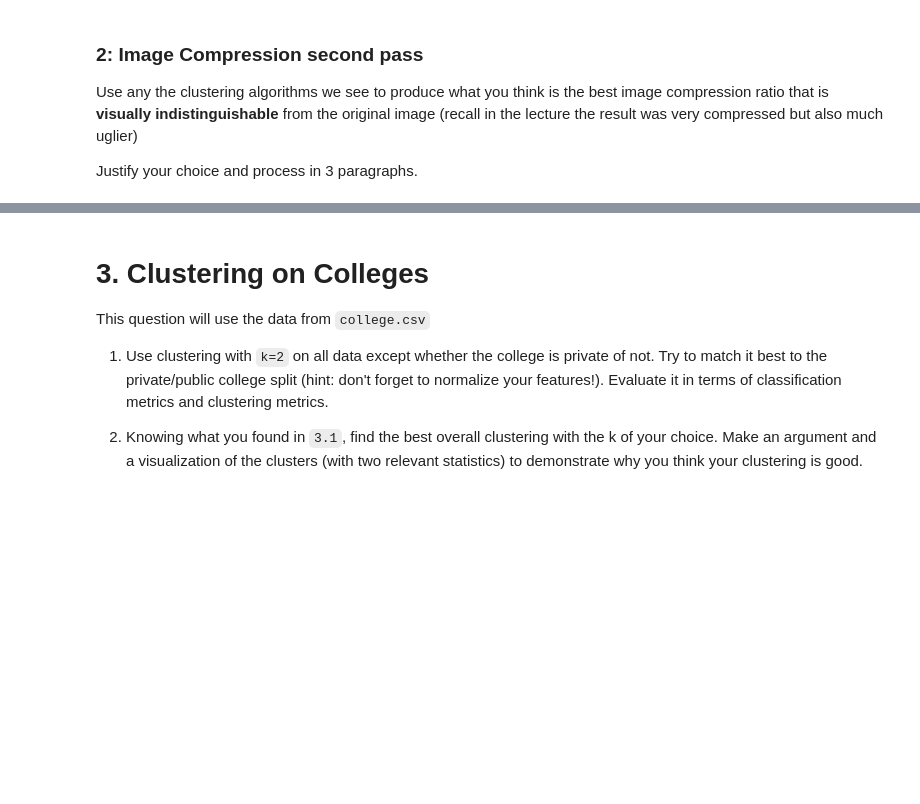
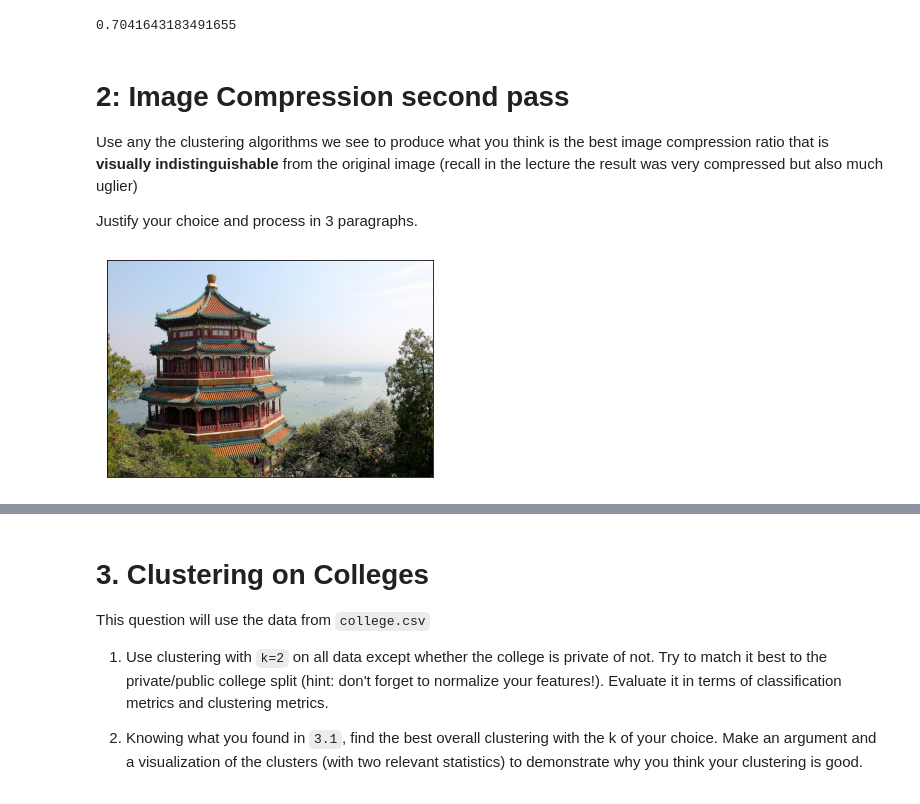
Before and after one commit to cb-ds-1/4-3-clustering, a Jupyter notebook: workshop.ipynb, the cells around one changed output, grey strips where cells are left out. Drawn from its saved outputs; the diff is of its cells as text; code cells hidden in the pictures; blank space fills up the shorter version.

```diff
--- a/workshop.ipynb
+++ b/workshop.ipynb
@@ -13,6 +84,28 @@ Use K-means clustering on the MNIST dataset (which can be imported with `from sk
+# %%
+# 4. Use the Fowlkes-Mallows score to evaluate your clustering
+
+metrics.fowlkes_mallows_score(y, y_pred)
+
+# The Fowlkes-Mallows index (FMI) is defined as the geometric mean between of the precision and recall
+# FMI = TP / sqrt((TP + FP) * (TP + FN)) where T is True, F is False, P is Positive, N is Negative
+# Perfect labelings are both homogeneous and complete, hence have score 1.0
+# If classes members are completely split across different clusters the FMI is 0.
+
+# As mentionned earlier, 3, 5 and 8 are hard to distinguish, so are 1 and 9 because of their similar shape
+# which affect the FMI negatively but other than that clusters are well segregated hence the value of 0.70
+# %% [output]
+0.7041643183491655
 # %% [markdown]
-### 2: Image Compression second pass
+# 2: Image Compression second pass
 
 Use any the clustering algorithms we see to produce what you think is the best image compression ratio that is **visually indistinguishable** from the original image (recall in the lecture the result was very compressed but also much uglier)
 
 Justify your choice and process in 3 paragraphs.
+# %%
+# Note: this requires the ``pillow`` package to be installed
+from sklearn.datasets import load_sample_image
+china = load_sample_image("china.jpg")
+ax = plt.axes(xticks=[], yticks=[])
+ax.imshow(china);
+# %% [output]
+[figure, added]
```
Also changed, not shown: parts of 15 cells of this notebook.
